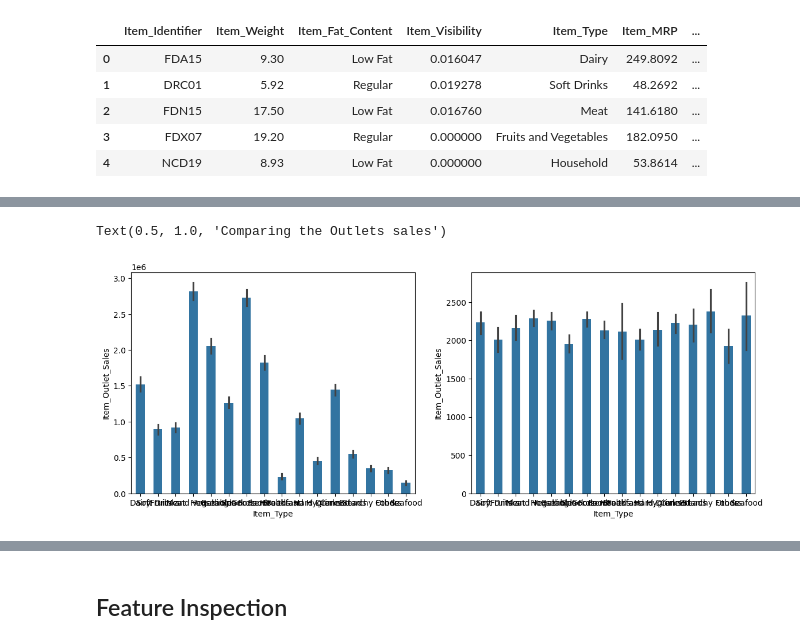
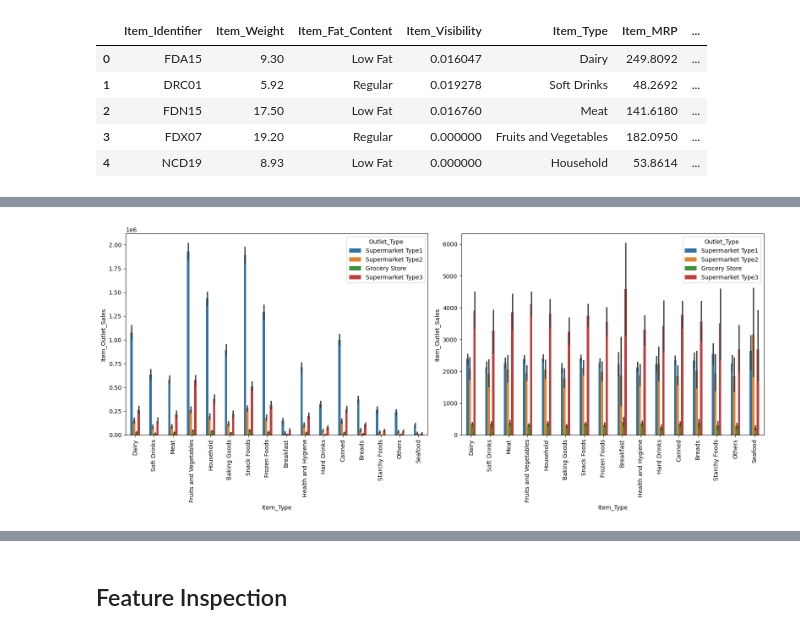
Before and after one commit to mohammadmasqala/Prediction-of-Product-Sale, a Jupyter notebook: Prediction_of_Product_Sale.ipynb, the cells around one changed output, grey strips where cells are left out. Drawn from its saved outputs; the diff is of its cells as text; code cells hidden in the pictures.

```diff
--- a/Prediction_of_Product_Sale.ipynb
+++ b/Prediction_of_Product_Sale.ipynb
@@ -323,13 +341,14 @@ Text(0.5, 1.0, 'Comparing the Outlets sales')
 # %%
-fig, axes = plt.subplots(ncols=2, sharey=False, figsize=(14,5))
-# Plot the barplot on the left
-sns.barplot(data= df_sales, x="Item_Type",y='Item_Outlet_Sales', width=.5 ,estimator='sum',ax=axes[0])
-ax.set_xticklabels(ax.get_xticklabels(), rotation=45, ha='right')
+fig, axes = plt.subplots(ncols=2, sharey=False, figsize=(16,7))
+# Plot the barplot for the sum of outlet sales on the left
+sns.barplot(data= df_sales, x="Item_Type",y='Item_Outlet_Sales', width=.5 ,estimator='sum',hue='Outlet_Type', ax=axes[0])
+axes[0].tick_params(axis='x', rotation=90)
 
-# Plot the stripplot on the right
-sns.barplot(data= df_sales, x="Item_Type",y='Item_Outlet_Sales', width=.5 , ax=axes[1] )
-ax.set_xticklabels(ax.get_xticklabels(), rotation=45, ha='right')
-ax.set_title("Comparing the Outlets sales")
+# Plot the barplot for the mean of the outlet sales on the right
+sns.barplot(data= df_sales, x="Item_Type",y='Item_Outlet_Sales', width=.5 ,hue='Outlet_Type', ax=axes[1] )
+axes[1].tick_params(axis='x', rotation=90)
+
+
+fig.tight_layout()
 # %% [output]
-Text(0.5, 1.0, 'Comparing the Outlets sales')
-[figure, old version]
+[figure, new version]
```
Also changed, not shown: parts of 9 cells of this notebook.
